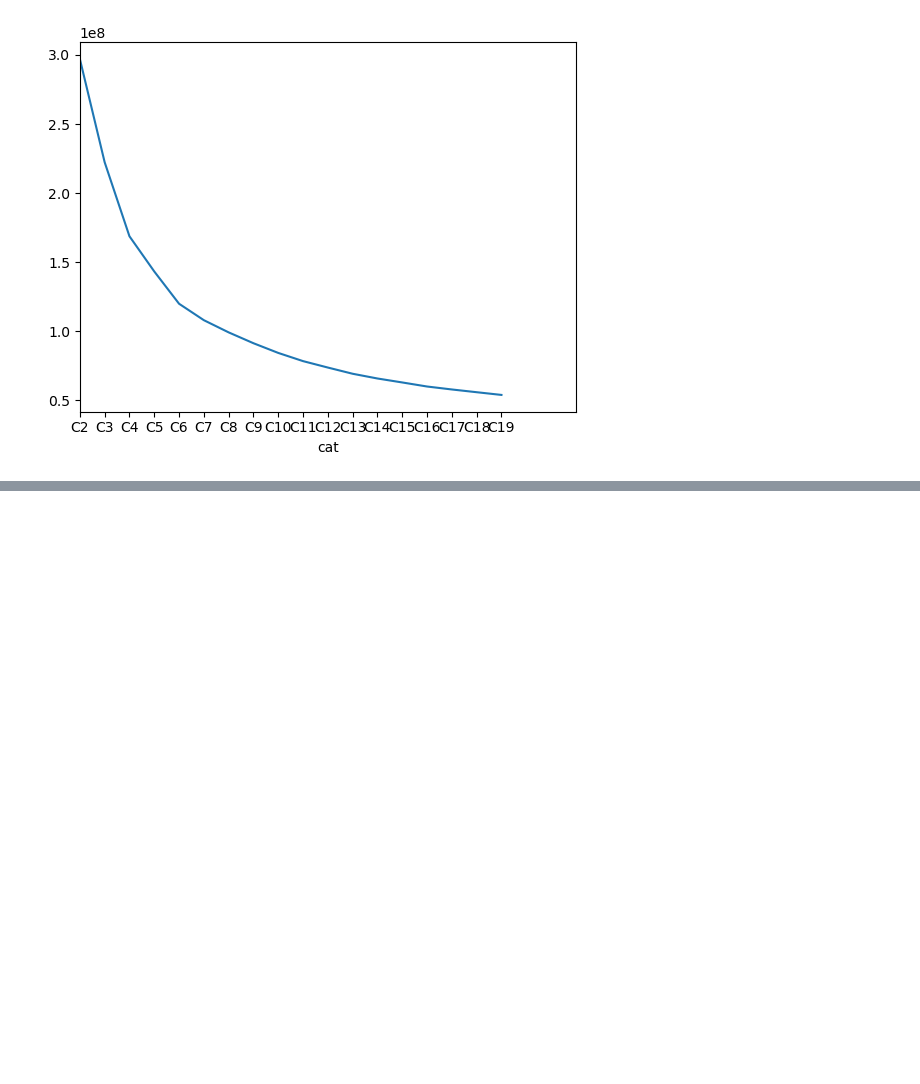
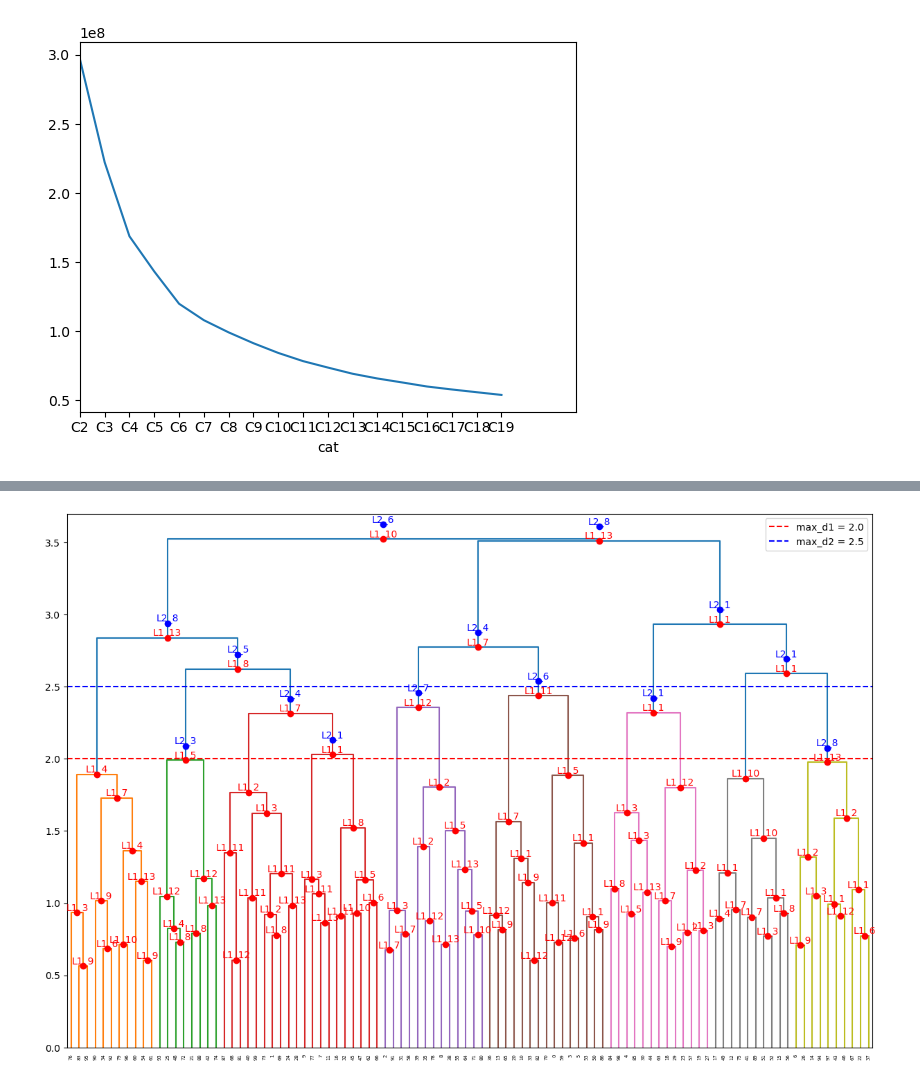
Before and after one commit to liuye923/tall_tower_lidar, a Jupyter notebook: ContrastiveTransformer/scripts/03.clustering_Linkage.ipynb, the cells around one changed output, grey strips where cells are left out. Cells and saved outputs as stored; diff of their text form; code cells hidden in the pictures; blank space fills up the shorter version.

```diff
--- a/ContrastiveTransformer/scripts/03.clustering_Linkage.ipynb
+++ b/ContrastiveTransformer/scripts/03.clustering_Linkage.ipynb
@@ -288,0 +411,78 @@ wcss.plot(xlim=(0,20))
+# %%
+import numpy as np
+import matplotlib.pyplot as plt
+from scipy.cluster.hierarchy import linkage, dendrogram, fcluster
+from collections import defaultdict
+
+# 生成随机数据
+np.random.seed(42)
+data = np.random.rand(100, 12)
+
+# 计算层次聚类
+Z = linkage(data, method='ward')
+
+# 使用不同的max_d进行分类
+max_d1 = 2.0
+max_d2 = 2.5
+
+clusters1 = fcluster(Z, max_d1, criterion='distance')
+clusters2 = fcluster(Z, max_d2, criterion='distance')
+
+# 获取每个簇中的样本索引
+def get_cluster_dict(clusters):
+    cluster_dict = defaultdict(list)
+    for idx, cluster_id in enumerate(clusters):
+        cluster_dict[cluster_id].append(idx)
+    return cluster_dict
+
+cluster_dict1 = get_cluster_dict(clusters1)
+cluster_dict2 = get_cluster_dict(clusters2)
+
+# 分析高等级分类包含的低等级分类
+def find_subclusters(cluster_dict1, cluster_dict2):
+    result = defaultdict(list)
+    for cluster_id2, indices2 in cluster_dict2.items():
+        subclusters = set()
+        for idx in indices2:
+            for cluster_id1, indices1 in cluster_dict1.items():
+                if idx in indices1:
+                    subclusters.add(cluster_id1)
+        result[cluster_id2] = list(subclusters)
+    return result
+
+subclusters = find_subclusters(cluster_dict1, cluster_dict2)
+
+# 绘制树状图并添加不同的剪切平面
+plt.figure(figsize=(15, 10))
+dendrogram(Z, color_threshold=max_d2)
+plt.axhline(y=max_d1, color='r', linestyle='--', label=f'max_d1 = {max_d1}')
+plt.axhline(y=max_d2, color='b', linestyle='--', label=f'max_d2 = {max_d2}')
+plt.legend()
+
+# 标记每个簇的标签
+def plot_labels(clusters, Z, ax, label_color, label_prefix, yoffset=0., threshold=0):
+    labels = {i: f'{label_prefix}{cid}' for i, cid in enumerate(clusters)}
+    dend = dendrogram(Z, color_threshold=max_d2, no_plot=True)
+    icoord = np.array(dend['icoord'])
+    dcoord = np.array(dend['dcoord'])
+    plt.sca(ax)
+    for i, d in enumerate(dcoord):
+        x = 0.5 * sum(icoord[i, 1:3])
+        y = d[1] + yoffset
+        if y<threshold: continue
+        cluster_id = clusters[dend['leaves'][i]]
+        plt.plot(x, y, 'o', color=label_color)
+        plt.text(x, y, f'{labels[i]}', ha='center', va='bottom', color=label_color)
+
+ax = plt.gca()
+plot_labels(clusters1, Z, ax, 'red', 'L1_', threshold=0)
+plot_labels(clusters2, Z, ax, 'blue', 'L2_', 0.1, max_d1)
+
+plt.show()
+
+# 打印高等级分类及其包含的低等级分类
+print("\nHigh level clusters and their low level subclusters:")
+for cluster_id2, subclusters in subclusters.items():
+    print(f"High level cluster {cluster_id2} contains low level clusters: {subclusters}")
+# %% [output]
+[figure, added]
```
Also changed, not shown: parts of 15 cells of this notebook, 5 other files.
